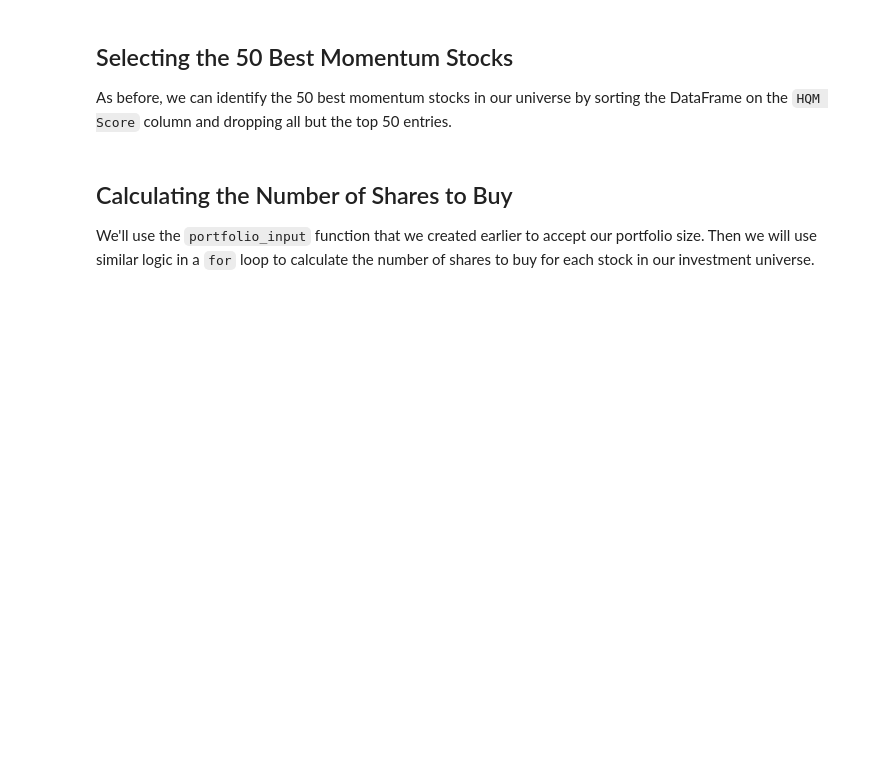
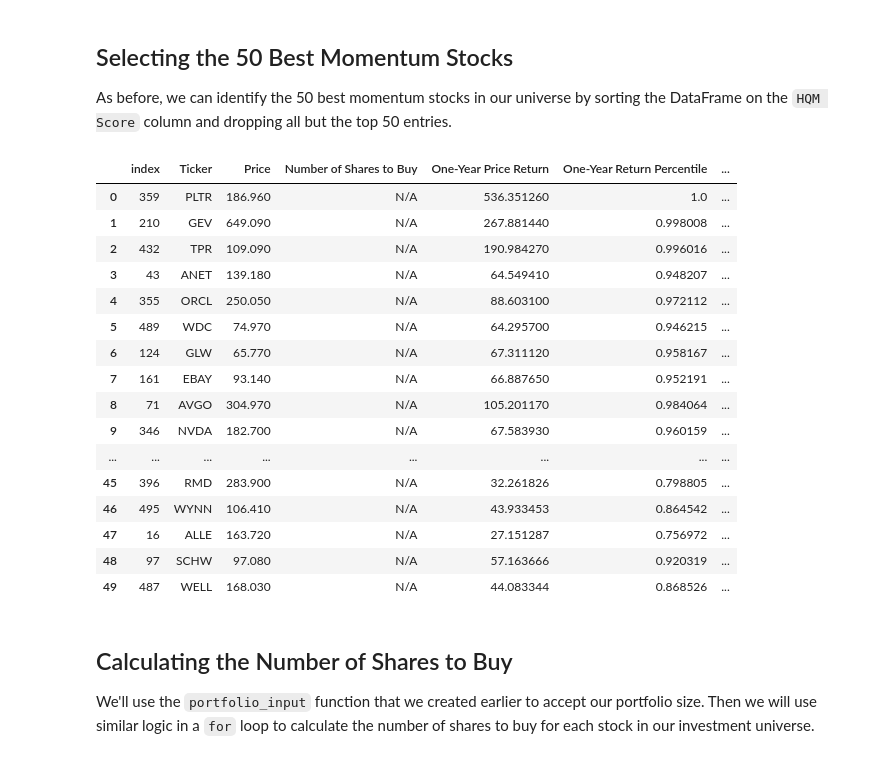
Before and after one commit to Shtrust/algorithmic-trading-python, a Jupyter notebook: starter_files/002_quantitative_momentum_strategy.ipynb, the cells around one changed output. Saved outputs shown, nothing was run; the diff lists cells and outputs as text; code cells hidden in the pictures; blank space fills up the shorter version.

```diff
--- a/starter_files/002_quantitative_momentum_strategy.ipynb
+++ b/starter_files/002_quantitative_momentum_strategy.ipynb
@@ -153,3 +259,17 @@ We now need to calculate momentum percentile scores for every stock in the unive
 * `One-Month Price Return`
 
 Here's how we'll do this:
+# %%
+time_periods = [
+    'One-Year',
+    'Six-Month',
+    'Three-Month',
+]
+
+for row in hqm_dataframe.index:
+    for time_period in time_periods:
+        change_col = f'{time_period} Price Return'
+        percentile_col = f'{time_period} Return Percentile'
+        hqm_dataframe.loc[row, percentile_col] = stats.percentileofscore(hqm_dataframe[change_col], hqm_dataframe.loc[row, change_col])/100
+
+hqm_dataframe
@@ -161,3 +295,13 @@ We'll now calculate our `HQM Score`, which is the high-quality momentum score th
 The `HQM Score` will be the arithmetic mean of the 4 momentum percentile scores that we calculated in the last section.
 
 To calculate arithmetic mean, we will use the `mean` function from Python's built-in `statistics` module.
+# %%
+from statistics import mean
+
+for row in hqm_dataframe.index:
+    momentum_percentiles = []
+    for time_period in time_periods:
+        momentum_percentiles.append(hqm_dataframe.loc[row, f'{time_period} Return Percentile'])
+    hqm_dataframe.loc[row, 'Average Return Percentile'] = mean(momentum_percentiles)
+
+hqm_dataframe
@@ -165,6 +323,29 @@ To calculate arithmetic mean, we will use the `mean` function from Python's buil
 ## Selecting the 50 Best Momentum Stocks
 
 As before, we can identify the 50 best momentum stocks in our universe by sorting the DataFrame on the `HQM Score` column and dropping all but the top 50 entries.
+# %%
+hqm_dataframe.sort_values('Average Return Percentile', ascending = False, inplace = True)
+hqm_dataframe = hqm_dataframe[:50]
+hqm_dataframe.reset_index(inplace = True)
+hqm_dataframe
+# %% [output]
+|  | index | Ticker | Price | Number of Shares to Buy | One-Year Price Return | One-Year Return Percentile | ... |
+| 0 | 359 | PLTR | 186.960 | N/A | 536.351260 | 1.0 | ... |
+| 1 | 210 | GEV | 649.090 | N/A | 267.881440 | 0.998008 | ... |
+| 2 | 432 | TPR | 109.090 | N/A | 190.984270 | 0.996016 | ... |
+| 3 | 43 | ANET | 139.180 | N/A | 64.549410 | 0.948207 | ... |
+| 4 | 355 | ORCL | 250.050 | N/A | 88.603100 | 0.972112 | ... |
+| 5 | 489 | WDC | 74.970 | N/A | 64.295700 | 0.946215 | ... |
+| 6 | 124 | GLW | 65.770 | N/A | 67.311120 | 0.958167 | ... |
+| 7 | 161 | EBAY | 93.140 | N/A | 66.887650 | 0.952191 | ... |
+| 8 | 71 | AVGO | 304.970 | N/A | 105.201170 | 0.984064 | ... |
+| 9 | 346 | NVDA | 182.700 | N/A | 67.583930 | 0.960159 | ... |
+| ... | ... | ... | ... | ... | ... | ... | ... |
+| 45 | 396 | RMD | 283.900 | N/A | 32.261826 | 0.798805 | ... |
+| 46 | 495 | WYNN | 106.410 | N/A | 43.933453 | 0.864542 | ... |
+| 47 | 16 | ALLE | 163.720 | N/A | 27.151287 | 0.756972 | ... |
+| 48 | 97 | SCHW | 97.080 | N/A | 57.163666 | 0.920319 | ... |
+| 49 | 487 | WELL | 168.030 | N/A | 44.083344 | 0.868526 | ... |
 # %% [markdown]
 ## Calculating the Number of Shares to Buy
 
```
Also changed, not shown: parts of 11 cells of this notebook, 1 other file.
